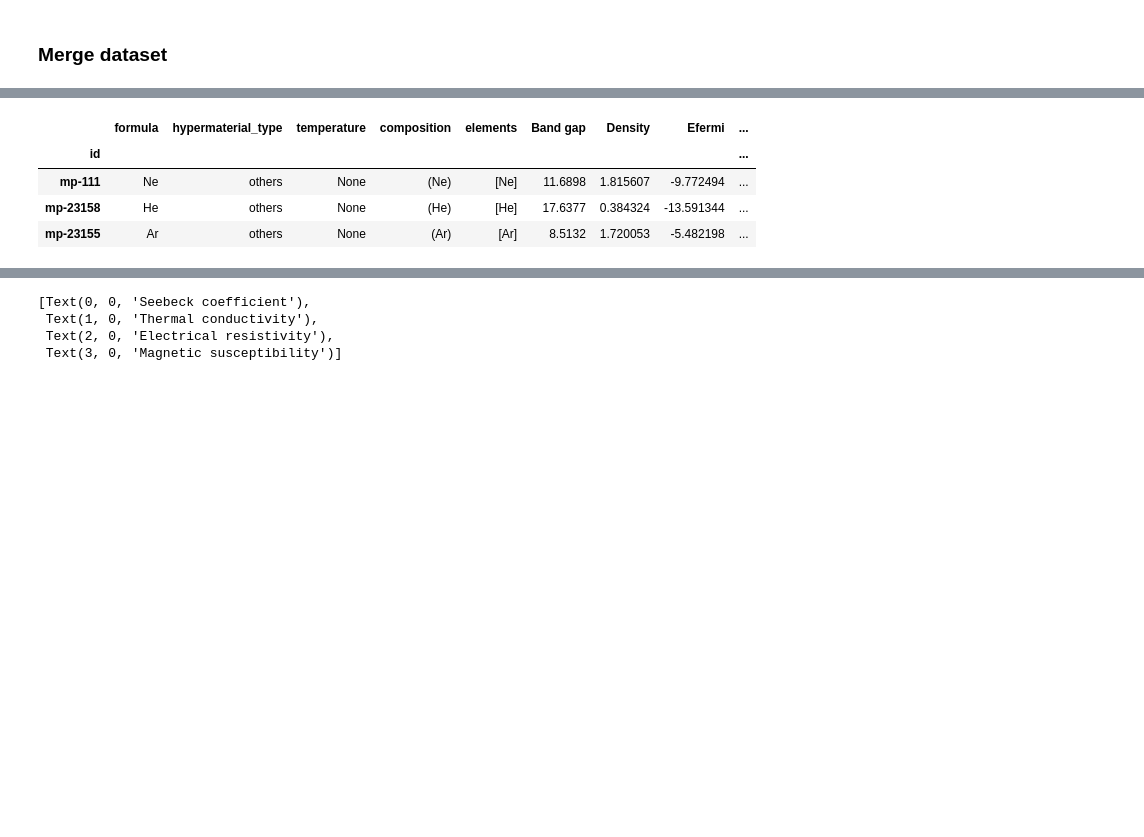
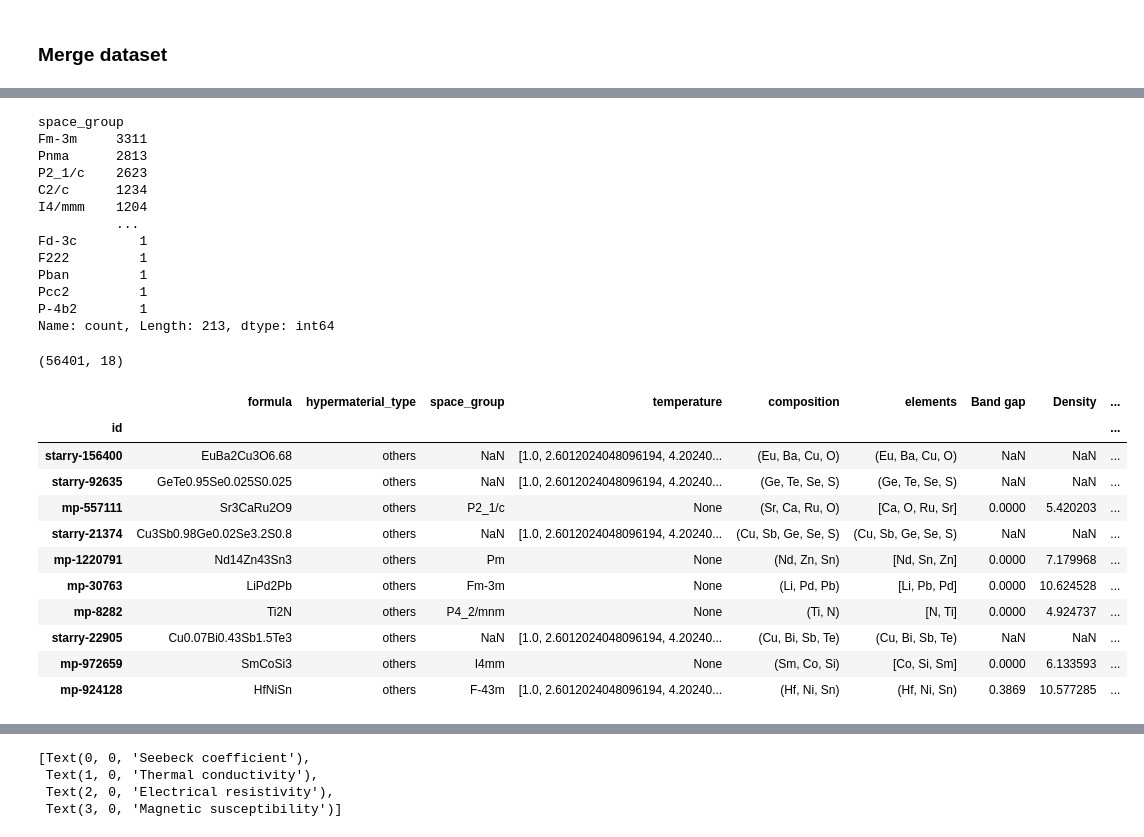
Before and after one commit to TsumiNa/foundation_model, a Jupyter notebook: data/scripts/process_ac_qe_te_data.ipynb, the cells around one changed output, grey strips where cells are left out. Drawn from its saved outputs; the diff is of its cells as text; code cells hidden in the pictures; blank space fills up the shorter version.

```diff
--- a/data/scripts/process_ac_qe_te_data.ipynb
+++ b/data/scripts/process_ac_qe_te_data.ipynb
@@ -399,12 +396,12 @@ for idx, i in enumerate(random_indices):
     tmp = qc_ac_dataset_rebuild.iloc[i]
     y_new = tmp.property_value
 
-    # _ = axes[idx].plot(tmp.raw_x, tmp.raw_y, 'o', label='Original discrete data')
-    _ = axes[idx].plot(x_new, y_new, '-', lw=1.5, label='Savitzky–Golay (win=25)')
-    _ = axes[idx].set_xlabel('Temperature (K)')
+    _ = axes[idx].plot(tmp.raw_x, tmp.raw_y, "o", label="Original discrete data")
+    _ = axes[idx].plot(x_new, y_new, "-", lw=1.5, label="Savitzky–Golay (win=25)")
+    _ = axes[idx].set_xlabel("Temperature (K)")
     _ = axes[idx].set_ylabel(tmp.property)
-    _ = axes[idx].legend(loc='best')
-    _ = axes[idx].set_title(f'{tmp.formula} (sample id: {tmp.sample_id})')
+    _ = axes[idx].legend(loc="best")
+    _ = axes[idx].set_title(f"{tmp.formula} (sample id: {tmp.sample_id})")
 
 plt.tight_layout()
 plt.show()
@@ -626,28 +673,34 @@ Name: count, dtype: int64
 # %%
 qc_ac_te_mp_rebuild = []
 
-for (composition, hypermaterial_type), data in qc_ac_te_mp_dataset.groupby(['composition', 'hypermaterial_type']):
+for (composition, hypermaterial_type), data in qc_ac_te_mp_dataset.groupby(["composition", "hypermaterial_type"]):
     row_1 = data.iloc[0]
     a = {
-        'formula': row_1.formula,
-        'hypermaterial_type': hypermaterial_type,
-        'temperature': None,
-        'composition': composition,
-        'elements': row_1.elements,
-        'id': ''
+        "formula": row_1.formula,
+        "hypermaterial_type": hypermaterial_type,
+        "space_group": None,
+        "temperature": None,
+        "composition": composition,
+        "elements": row_1.elements,
+        "id": "",
     }
     for _id, row in data.iterrows():
-        if _id.startswith('mp-'):
-            a['id'] = _id
-        elif _id.startswith('qa-') and not a['id'].startswith('mp-'):
-            a['id'] = _id
-        elif a['id'] == '':
-            a['id'] = _id
+        if _id.startswith("mp-"):
+            a["id"] = _id
+        elif _id.startswith("qa-") and not a["id"].startswith("mp-"):
+            a["id"] = _id
+        elif a["id"] == "":
+            a["id"] = _id
+        if row.space_group is not None:
+            a["space_group"] = row.space_group
         a[row.property] = row.property_value
-        a['temperature'] = row.temperature if row.temperature is not None else a['temperature']
+        a["temperature"] = row.temperature if row.temperature is not None else a["temperature"]
 
     qc_ac_te_mp_rebuild.append(a)
 
-qc_ac_te_mp_rebuild = pd.DataFrame(qc_ac_te_mp_rebuild).set_index('id')
-qc_ac_te_mp_rebuild.head(3)
+qc_ac_te_mp_rebuild = pd.DataFrame(qc_ac_te_mp_rebuild).set_index("id")
+qc_ac_te_mp_rebuild.hypermaterial_type.value_counts()
+qc_ac_te_mp_rebuild.space_group.value_counts()
+qc_ac_te_mp_rebuild.shape
+qc_ac_te_mp_rebuild.sample(10)
 # %% [output]
@@ -654,8 +714,29 @@ qc_ac_te_mp_rebuild.head(3)
+space_group
+Fm-3m     3311
+Pnma      2813
+P2_1/c    2623
+C2/c      1234
+I4/mmm    1204
+          ...
+Fd-3c        1
+F222         1
+Pban         1
+Pcc2         1
+P-4b2        1
+Name: count, Length: 213, dtype: int64
+(56401, 18)
-|  | formula | hypermaterial_type | temperature | composition | elements | Band gap | Density | Efermi | ... |
+|  | formula | hypermaterial_type | space_group | temperature | composition | elements | Band gap | Density | ... |
 | id |  |  |  |  |  |  |  |  | ... |
-| mp-111 | Ne | others | None | (Ne) | [Ne] | 11.6898 | 1.815607 | -9.772494 | ... |
-| mp-23158 | He | others | None | (He) | [He] | 17.6377 | 0.384324 | -13.591344 | ... |
-| mp-23155 | Ar | others | None | (Ar) | [Ar] | 8.5132 | 1.720053 | -5.482198 | ... |
+| starry-156400 | EuBa2Cu3O6.68 | others | NaN | [1.0, 2.6012024048096194, 4.20240... | (Eu, Ba, Cu, O) | (Eu, Ba, Cu, O) | NaN | NaN | ... |
+| starry-92635 | GeTe0.95Se0.025S0.025 | others | NaN | [1.0, 2.6012024048096194, 4.20240... | (Ge, Te, Se, S) | (Ge, Te, Se, S) | NaN | NaN | ... |
+| mp-557111 | Sr3CaRu2O9 | others | P2_1/c | None | (Sr, Ca, Ru, O) | [Ca, O, Ru, Sr] | 0.0000 | 5.420203 | ... |
+| starry-21374 | Cu3Sb0.98Ge0.02Se3.2S0.8 | others | NaN | [1.0, 2.6012024048096194, 4.20240... | (Cu, Sb, Ge, Se, S) | (Cu, Sb, Ge, Se, S) | NaN | NaN | ... |
+| mp-1220791 | Nd14Zn43Sn3 | others | Pm | None | (Nd, Zn, Sn) | [Nd, Sn, Zn] | 0.0000 | 7.179968 | ... |
+| mp-30763 | LiPd2Pb | others | Fm-3m | None | (Li, Pd, Pb) | [Li, Pb, Pd] | 0.0000 | 10.624528 | ... |
+| mp-8282 | Ti2N | others | P4_2/mnm | None | (Ti, N) | [N, Ti] | 0.0000 | 4.924737 | ... |
+| starry-22905 | Cu0.07Bi0.43Sb1.5Te3 | others | NaN | [1.0, 2.6012024048096194, 4.20240... | (Cu, Bi, Sb, Te) | (Cu, Bi, Sb, Te) | NaN | NaN | ... |
+| mp-972659 | SmCoSi3 | others | I4mm | None | (Sm, Co, Si) | [Co, Si, Sm] | 0.0000 | 6.133593 | ... |
+| mp-924128 | HfNiSn | others | F-43m | [1.0, 2.6012024048096194, 4.20240... | (Hf, Ni, Sn) | (Hf, Ni, Sn) | 0.3869 | 10.577285 | ... |
 # %%
 # DOS dataset
 dos_data = pd.read_pickle("../dos_metal_processed_20240421.pd.xz")
```
Also changed, not shown: parts of 19 cells of this notebook, 2 other files.
